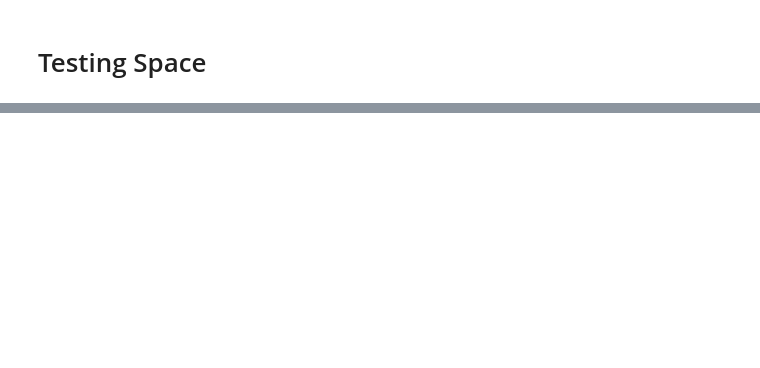
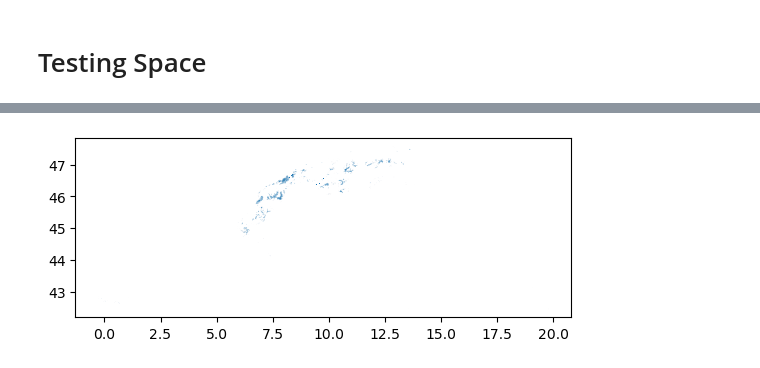
Before and after one commit to DTC-Glaciers/dtcg, a Jupyter notebook: notebooks/scratchpad.ipynb, the cells around one changed output, grey strips where cells are left out. Drawn from its saved outputs; the diff is of its cells as text; code cells hidden in the pictures; blank space fills up the shorter version.

```diff
--- a/notebooks/scratchpad.ipynb
+++ b/notebooks/scratchpad.ipynb
@@ -24,0 +9,9 @@ basin_glaciers.plot()
+# %%
+# An example API call to select glacier data from a specific region.
+user_query = {
+    "query": "select_region",
+    "region_name": "Alps",
+    "oggm_params": {
+        "use_multiprocessing": True,
+    },
+}
@@ -24,0 +20,3 @@ basin_glaciers.plot()
+# %%
+request = interface_gateway._set_user_query(**user_query)
+response = interface_gateway.get_query_response(query=request);
@@ -25 +28,5 @@ basin_glaciers.plot()
+# %%
+response["data"].plot();
+# %% [output]
+[figure, added]
 # %%
```
Also changed, not shown: parts of 11 cells of this notebook.
